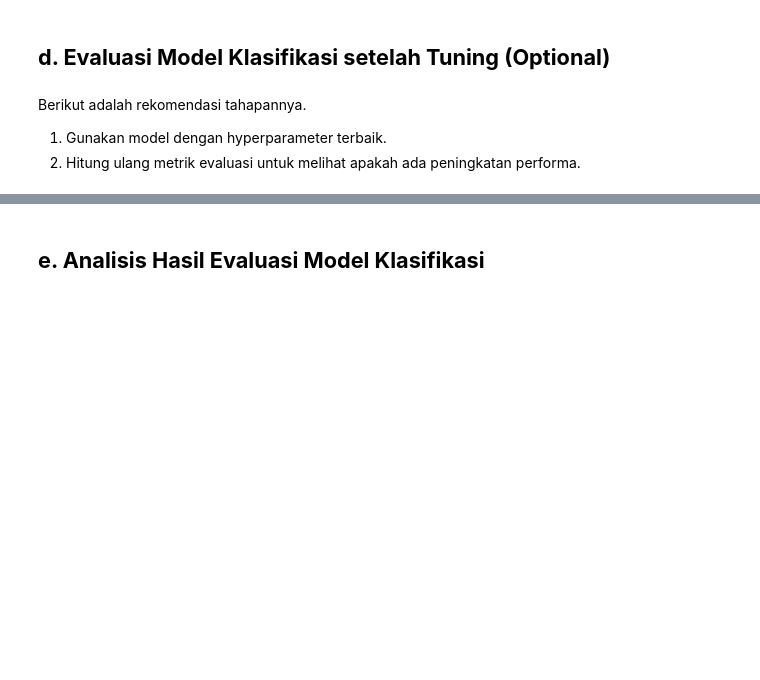
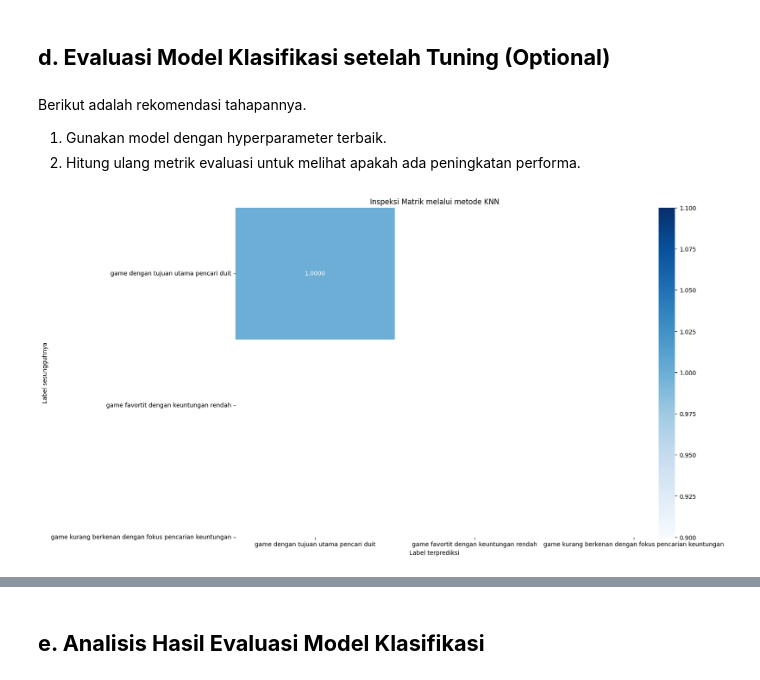
Before and after one commit to DGkurnia/cnkproject, a Jupyter notebook: BMLP_Derfansyah_Guswiranata_Kurnia_klasifikasi.ipynb, the cells around one changed output, grey strips where cells are left out. Saved outputs shown, nothing was run; the diff lists cells and outputs as text; code cells hidden in the pictures; blank space fills up the shorter version.

```diff
--- a/BMLP_Derfansyah_Guswiranata_Kurnia_klasifikasi.ipynb
+++ b/BMLP_Derfansyah_Guswiranata_Kurnia_klasifikasi.ipynb
@@ -674,6 +746,9 @@ print(laporan)
 Berikut adalah rekomendasi tahapannya.
 1. Gunakan model dengan hyperparameter terbaik.
 2. Hitung ulang metrik evaluasi untuk melihat apakah ada peningkatan performa.
+# %%
+#Deklarasi Label
+label = ['game favortit dengan keuntungan rendah', 'game kurang berkenan dengan fokus pencarian keuntungan', 'game dengan tujuan utama pencari duit']
 # %%
 #Pengubahan nama untuk inspeksi di metode K-NearestNeighborhood (Normal)
 hslcmatk = cm #Hasil dari K-Nearest Neighborhood
@@ -685,13 +760,15 @@ hslmodb = cmatrand #Hasil dari Randomizedsearch CV untuk RFC
 #ke ilustrasi matriks
 # %%
 #Inspeksi metode 'KNN' melalui ilustrasi matriks (normal)
-plt.figure(figsize=(12, 7))
+plt.figure(figsize=(15, 10))
 sns.heatmap(hslcmatk, annot=True, fmt='.4f', cmap='Blues',
-            xticklabels=['Kelas 1', 'Kelas 2', 'Kelas 3'],  # Adjust according to your classes
-            yticklabels=['Kelas 1', 'Kelas 2', 'Kelas 3'])  # Adjust according to your classes
+            xticklabels= label,  # Setel sesuai kelas
+            yticklabels= label)  # Penyetaln kondisi
 plt.ylabel('Label sesungguhnya')
 plt.xlabel('Label terprediksi')
 plt.title('Inspeksi Matrik melalui metode KNN')
 plt.show()
+# %% [output]
+[figure, added]
 # %%
 #Inspeksi di metode RandomForestClasifier [Normal]
```
Also changed, not shown: parts of 29 cells of this notebook.
